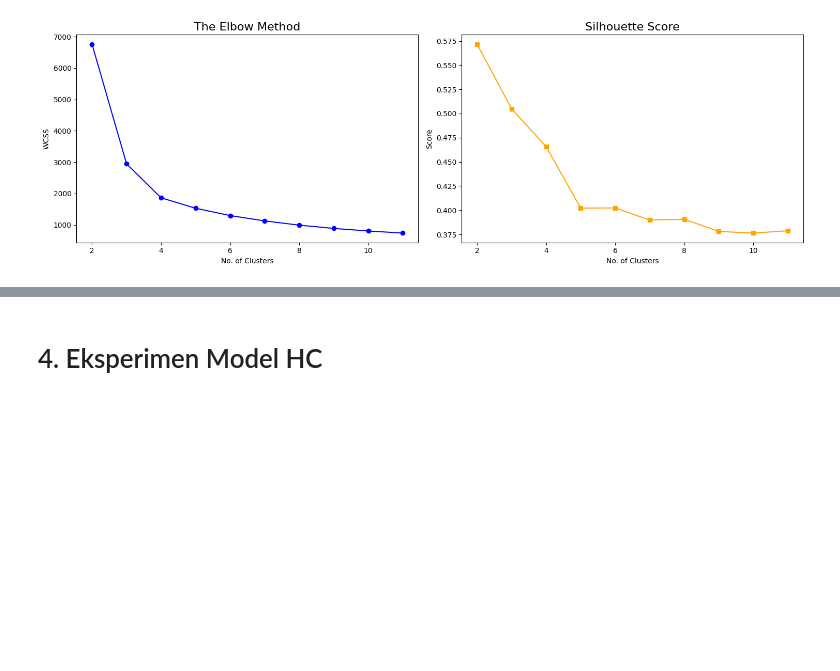
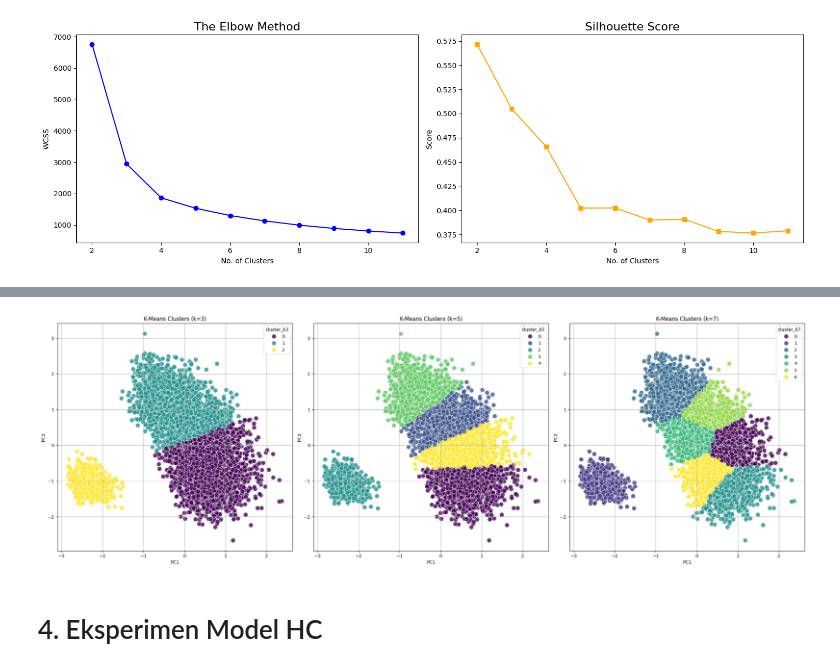
Before and after one commit to hisyamssyr/unsupervised-learning, a Jupyter notebook: Pembelajaran_Mesin_Tugas_1.ipynb, the cells around one changed output, grey strips where cells are left out. Cells and saved outputs as stored; diff of their text form; code cells hidden in the pictures; blank space fills up the shorter version.

Commit message:
done kmeans(rev) and hc

```diff
--- a/Pembelajaran_Mesin_Tugas_1.ipynb
+++ b/Pembelajaran_Mesin_Tugas_1.ipynb
@@ -203,4 +204,4 @@ display(df_scaled.head())
 # %% [markdown]
 ## Fit model untuk n_cluster = 3, 5, dan 7
 # %%
-df_kmeans = df_scaled
+df_kmeans = df_scaled.copy()
@@ -326,0 +270,7 @@ sns.scatterplot(x='PC_1', y='PC_2', hue='cluster_k4', data=df_pca, palette='viri
+# %%
+df_kmeans['cluster_k3'] = clusters_k3
+df_kmeans['cluster_k5'] = clusters_k5
+df_kmeans['cluster_k7'] = clusters_k7
+
+print(f"Data setelah penambahan label klaster K-Means (cluster ditambahkan ke df_kmeans untuk visualisasi):")
+display(df_kmeans.head())
@@ -327,2 +285,27 @@ sns.scatterplot(x='PC_1', y='PC_2', hue='cluster_k4', data=df_pca, palette='viri
+# %%
+fig, axes = plt.subplots(1, 3, figsize=(24, 8))
+
+sns.scatterplot(x='PC1', y='PC2', hue='cluster_k3', data=df_kmeans, palette='viridis', s=100, alpha=0.8, ax=axes[0])
+axes[0].set_title('K-Means Clusters (k=3)')
+axes[0].set_xlabel('PC1')
+axes[0].set_ylabel('PC2')
+axes[0].grid(True)
+
+sns.scatterplot(x='PC1', y='PC2', hue='cluster_k5', data=df_kmeans, palette='viridis', s=100, alpha=0.8, ax=axes[1])
+axes[1].set_title('K-Means Clusters (k=5)')
+axes[1].set_xlabel('PC1')
+axes[1].set_ylabel('PC2')
+axes[1].grid(True)
+
+sns.scatterplot(x='PC1', y='PC2', hue='cluster_k7', data=df_kmeans, palette='viridis', s=100, alpha=0.8, ax=axes[2])
+axes[2].set_title('K-Means Clusters (k=7)')
+axes[2].set_xlabel('PC1')
+axes[2].set_ylabel('PC2')
+axes[2].grid(True)
+
+plt.tight_layout()
+plt.show()
+# %% [output]
+[figure, added]
 # %% [markdown]
 # 4. Eksperimen Model HC
```
Also changed, not shown: parts of 16 cells of this notebook.
